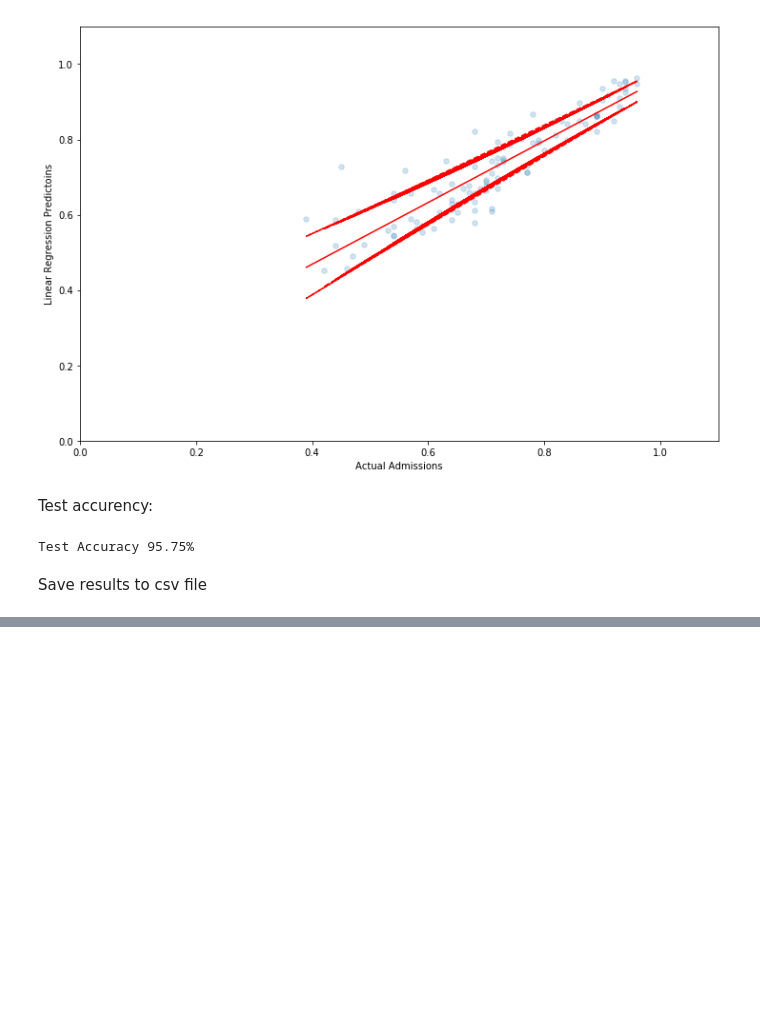
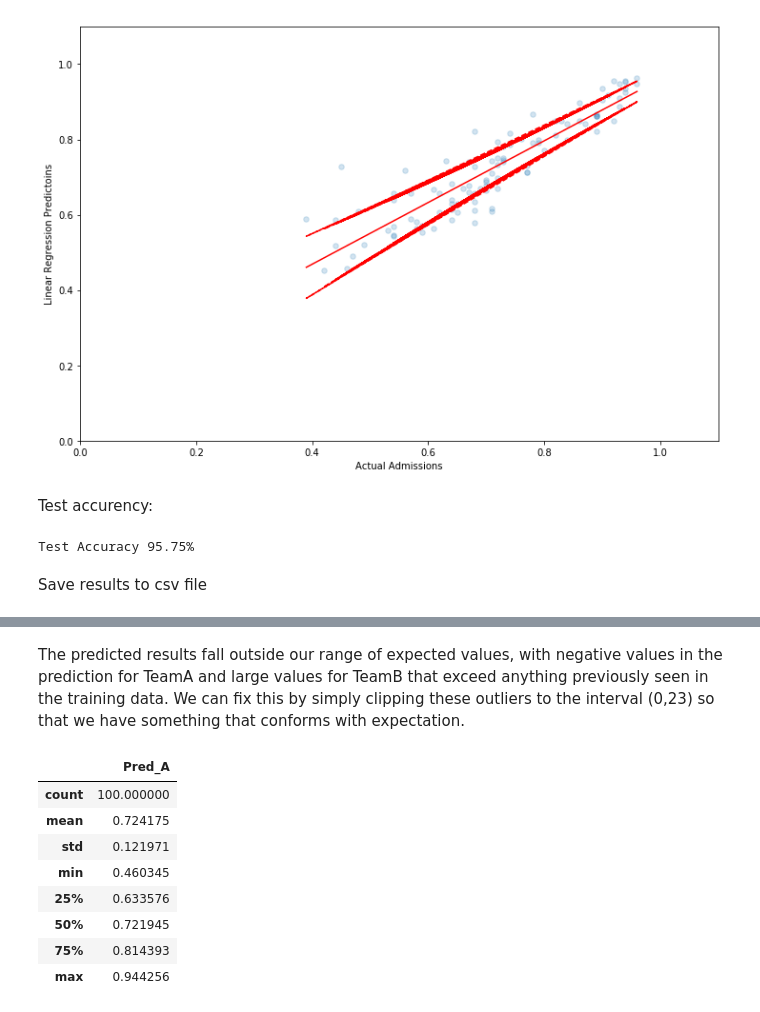
Before and after one commit to jancpp/Graduate_admissions, a Jupyter notebook: Graduate admissions.ipynb, the cells around one changed output, grey strips where cells are left out. Cells and saved outputs as stored; diff of their text form; code cells hidden in the pictures; blank space fills up the shorter version.

```diff
--- a/Graduate admissions.ipynb
+++ b/Graduate admissions.ipynb
@@ -305,0 +337,15 @@ result_lin_reg[output_col_order].to_csv('LR.csv', index=False)
+# %% [markdown]
+The predicted results fall outside our range of expected values, with negative values in the prediction for TeamA and large values for TeamB that exceed anything previously seen in the training data. We can fix this by simply clipping these outliers to the interval (0,23) so that we have something that conforms with expectation.
+# %%
+Y_ridge = Y_ridge.apply(lambda col: col.clip(0,23), axis=0)
+Y_ridge.describe()
+# %% [output]
+|  | Pred_A |
+| count | 100.000000 |
+| mean | 0.724175 |
+| std | 0.121971 |
+| min | 0.460345 |
+| 25% | 0.633576 |
+| 50% | 0.721945 |
+| 75% | 0.814393 |
+| max | 0.944256 |
```
Also changed, not shown: parts of 8 cells of this notebook.
